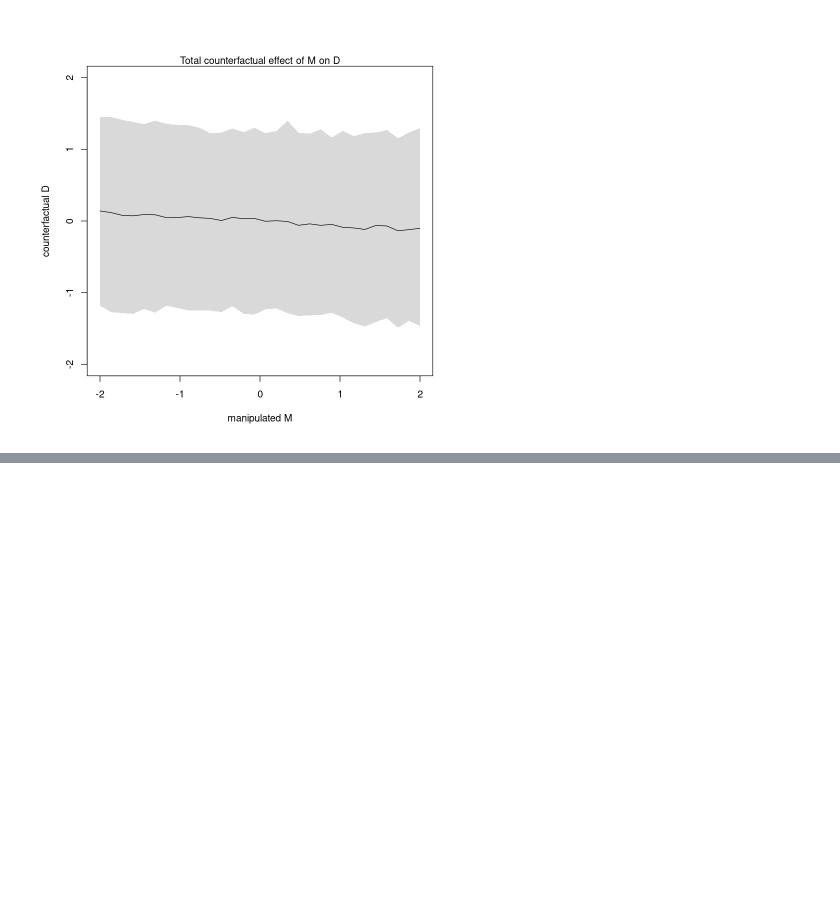
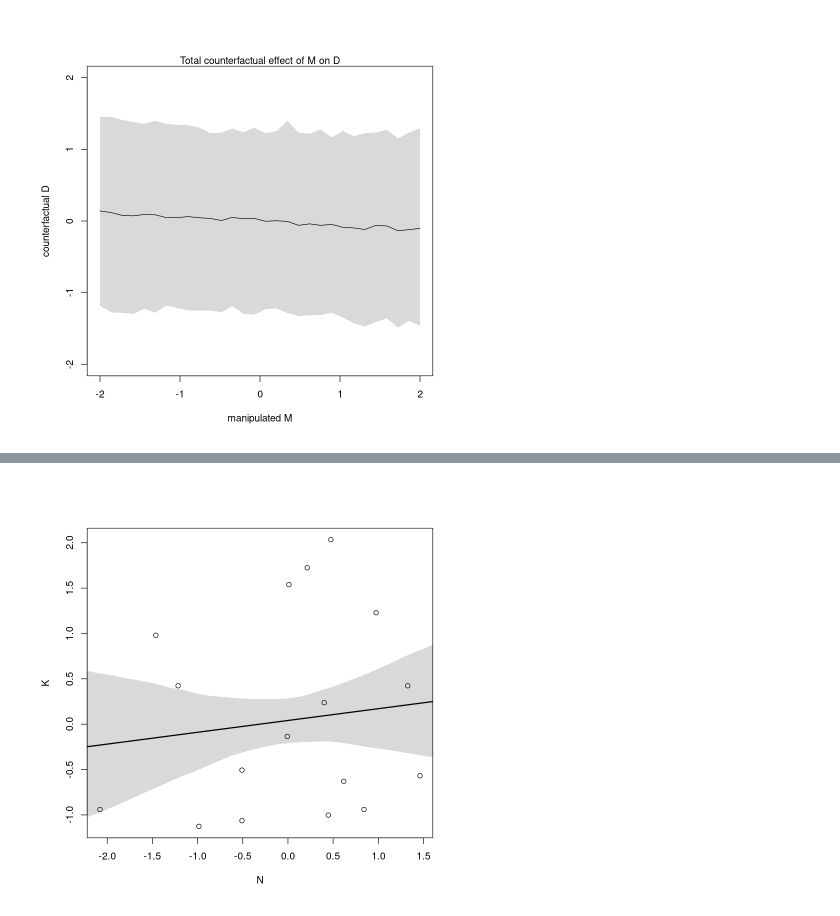
Before and after one commit to jointprob/jointprob-dm, a Jupyter notebook: r-notebooks/rethinking-book/chapter-5.ipynb, the cells around one changed output, grey strips where cells are left out. Cells and saved outputs as stored; diff of their text form; code cells hidden in the pictures; blank space fills up the shorter version.

```diff
--- a/r-notebooks/rethinking-book/chapter-5.ipynb
+++ b/r-notebooks/rethinking-book/chapter-5.ipynb
@@ -600,0 +714,10 @@ mtext( "Total counterfactual effect of M on D" )
+# %%
+xseq <- seq( from=min(dcc$N)-0.15 , to=max(dcc$N)+0.15 , length.out=30 )
+mu <- link( m5.5 , data=list(N=xseq) )
+mu_mean <- apply(mu,2,mean)
+mu_PI <- apply(mu,2,PI)
+plot( K ~ N , data=dcc )
+lines( xseq , mu_mean , lwd=2 )
+shade( mu_PI , xseq )
+# %% [output]
+[figure, added]
```
Also changed, not shown: parts of 47 cells of this notebook, 4 other files.
